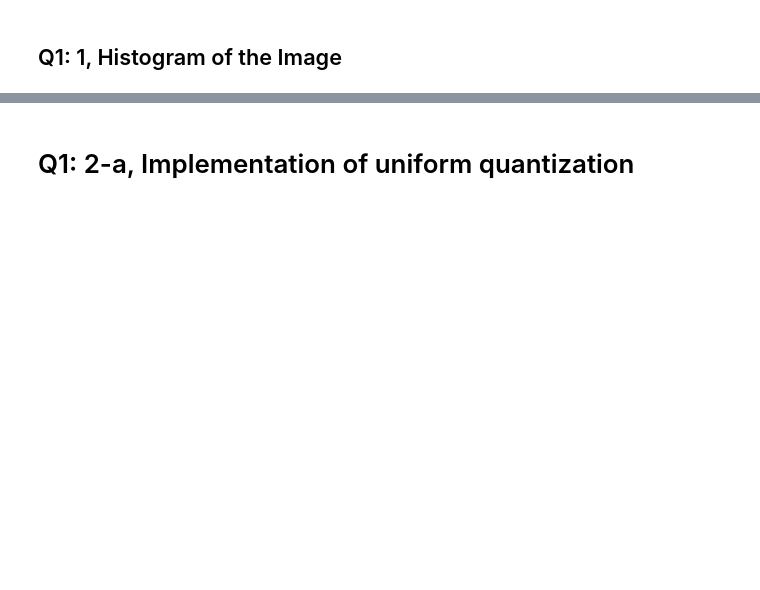
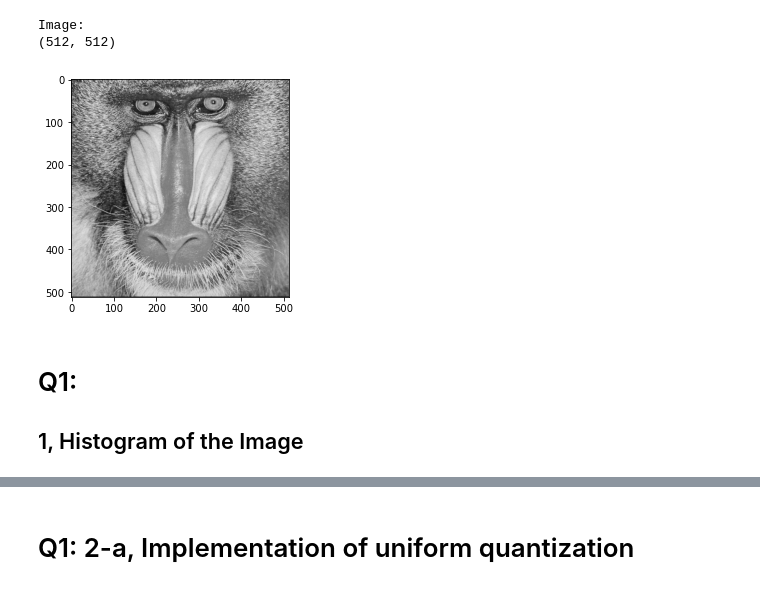
Before and after one commit to nir6760/hw1SignalProcessing, a Jupyter notebook: hw1.ipynb, the cells around one changed output, grey strips where cells are left out. Cells and saved outputs as stored; diff of their text form; code cells hidden in the pictures; blank space fills up the shorter version.

```diff
--- a/hw1.ipynb
+++ b/hw1.ipynb
@@ -11,8 +12,18 @@ from matplotlib.pyplot import figure
 gray_img = cv2.imread('monkey_image.png', cv2.IMREAD_GRAYSCALE)
 # %%
 pd_im=pd.DataFrame(gray_img)
+# %%
+print("Image:")
+plt.imshow(np.array(gray_img), cmap='gray')
+#image is the size of 512*512
+print(gray_img.shape)
+# %% [output]
+Image:
+(512, 512)
+[figure, added]
 # %% [markdown]
-## Q1: 1, Histogram of the Image
+# Q1:
+## 1, Histogram of the Image
 # %%
 histg = cv2.calcHist([gray_img],[0],None,[256],[0,256])
 plt.plot(histg)
```
Also changed, not shown: parts of 33 cells of this notebook.
